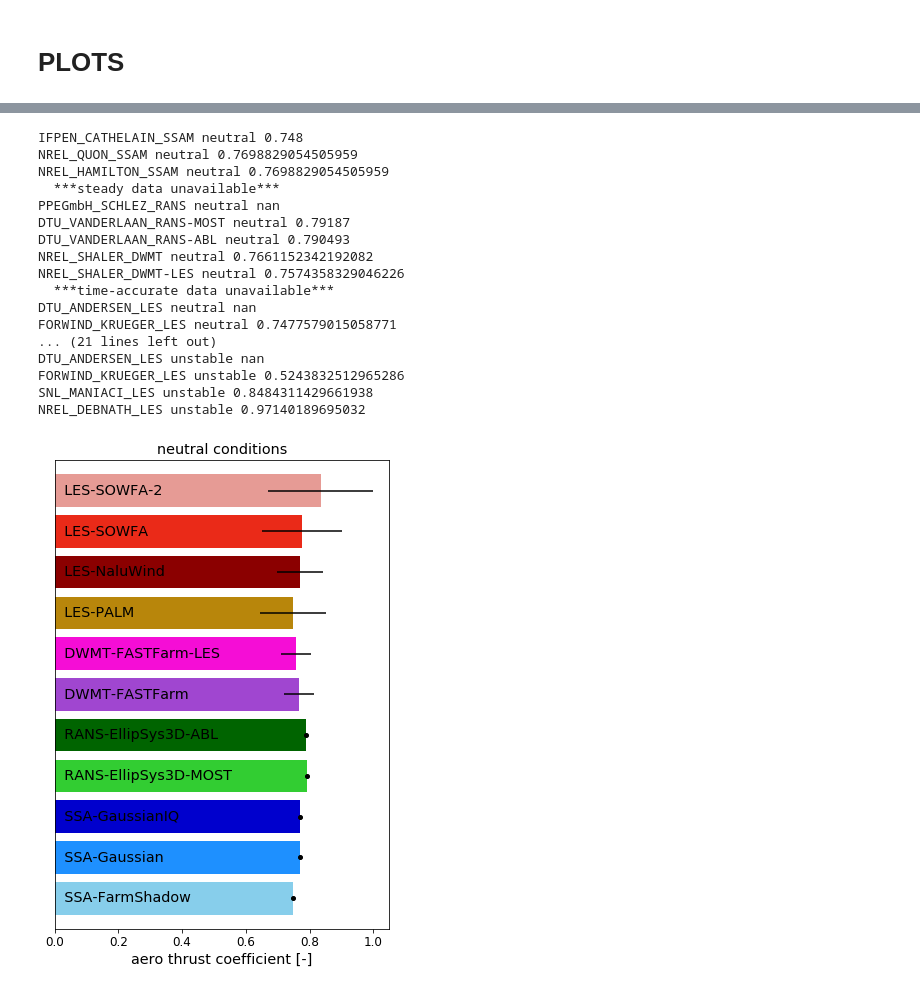
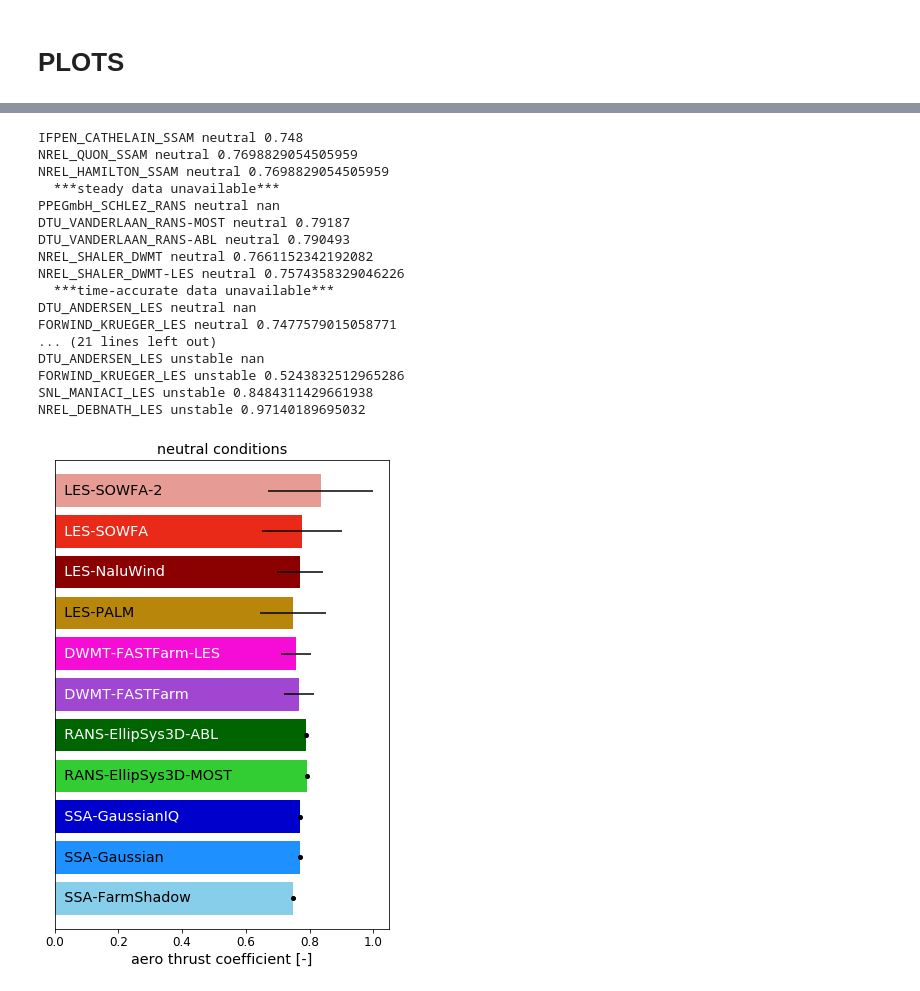
Before and after one commit to NREL/wakebench_swift, a Jupyter notebook: code/turbine_processing/2-compare_turbine_models.ipynb, the cells around one changed output, grey strips where cells are left out. Cells and saved outputs as stored; diff of their text form; code cells hidden in the pictures.

```diff
--- a/code/turbine_processing/2-compare_turbine_models.ipynb
+++ b/code/turbine_processing/2-compare_turbine_models.ipynb
@@ -43,6 +43,20 @@ colors = {
     'NREL_HAMILTON_SSAM':'mediumblue',
     'NREL_QUON_SSAM':'dodgerblue',
 }
+# %%
+from matplotlib.colors import to_rgba
+def to_bw(rgba):
+    """Convert color values from RGBA to black/white"""
+    return np.dot(rgba[:3],[0.21,0.72,0.07]) # luminosity method
+    #return np.mean(rgba[:3]) # average method
+    #return (np.min(rgba[:3]) + np.max(rgba[:3]))/2
+
+# use inverted b/w color for font
+# - round to black or white for maximum contrast
+fontcolors = {
+    #key: str(1.0 - to_bw(to_rgba(val))) for key,val in colors.items()
+    key: str(round(1.0 - to_bw(to_rgba(val)))) for key,val in colors.items()
+}
 # %%
 # ids_in_order = None
 ids_in_order = [
@@ -324,7 +338,7 @@ for case in cases:
                 mean = np.mean([df[output].mean() for df in data])  # mean of means
                 err = np.mean([df[output].std() for df in data])  # mean of stdevs
                 ax.barh(irow, mean, xerr=err, color=colors[name])
-                ax.text(0,irow, indent+final_labels[name], color=color,
+                ax.text(0,irow, indent+final_labels[name], color=fontcolors[name],
                         verticalalignment='center', fontsize=labelsize, fontweight=weight)
             else:
                 # list of steady-state results
@@ -332,7 +346,7 @@ for case in cases:
                 mean = np.mean(data)
                 ax.barh(irow, mean, color=colors[name])
                 ax.plot(data, len(data)*[irow], 'ko', markersize=4)
-                ax.text(0,irow, indent+final_labels[name], color=color,
+                ax.text(0,irow, indent+final_labels[name], color=fontcolors[name],
                         verticalalignment='center', fontsize=labelsize, fontweight=weight)
             irow += 1
             print(name,case,mean)
@@ -398,7 +412,7 @@ for case in cases:
                 err = np.mean([df[output].std()/norm for df in data])  # mean of stdevs
                 if np.isfinite(mean):
                     ax.barh(irow, mean, xerr=err, color=colors[name])
-                    ax.text(0,irow, indent+final_labels[name], color=color,
+                    ax.text(0,irow, indent+final_labels[name], color=fontcolors[name],
                             verticalalignment='center', fontsize=labelsize, fontweight=weight)
                     irow += 1
                 else:
@@ -410,7 +424,7 @@ for case in cases:
                 if np.isfinite(mean):
                     ax.barh(irow, mean, color=colors[name])
                     ax.plot(data, len(data)*[irow], 'ko', markersize=4)
-                    ax.text(0,irow, indent+final_labels[name], color=color,
+                    ax.text(0,irow, indent+final_labels[name], color=fontcolors[name],
                             verticalalignment='center', fontsize=labelsize, fontweight=weight)
                     irow += 1
                 else:
@@ -476,7 +490,7 @@ for case in cases:
                 err = np.mean([df[output].std() for df in data])  # mean of stdevs
                 if np.isfinite(mean):
                     ax.barh(irow, mean, xerr=err, color=colors[name])
-                    ax.text(0,irow, indent+final_labels[name], color=color,
+                    ax.text(0,irow, indent+final_labels[name], color=fontcolors[name],
                             verticalalignment='center', fontsize=labelsize, fontweight=weight)
                     irow += 1
                 else:
@@ -488,7 +502,7 @@ for case in cases:
                 if np.isfinite(mean):
                     ax.barh(irow, mean, color=colors[name])
                     ax.plot(data, len(data)*[irow], 'ko', markersize=4)
-                    ax.text(0,irow, indent+final_labels[name], color=color,
+                    ax.text(0,irow, indent+final_labels[name], color=fontcolors[name],
                             verticalalignment='center', fontsize=labelsize, fontweight=weight)
                     irow += 1
                 else:
@@ -501,31 +515,31 @@ for case in cases:
     ax.tick_params(axis='y',width=0,labelleft=False)
     ax.tick_params(labelsize='large')
     ax.set_ylim((-0.75,irow-0.25))
     #ax.set_xlabel(output.replace('_',' '), fontsize='x-large')
     ax.set_xlabel(output.replace('_',' ').replace('[N]','[kN]'), fontsize='x-large')
     ax.set_title(case+' conditions', fontsize='x-large')
 
     # adjust figure height to get bars to the same height
     fig.set_figheight((irow+0.5)*barheight)
 
     # save figure
     fig.savefig('compare_{:s}_{:s}.png'.format(output,case), bbox_inches='tight', dpi=outputdpi)
 # %% [output]
 IFPEN_CATHELAIN_SSAM neutral 0.748
 NREL_QUON_SSAM neutral 0.7698829054505959
 NREL_HAMILTON_SSAM neutral 0.7698829054505959
   ***steady data unavailable***
 PPEGmbH_SCHLEZ_RANS neutral nan
 DTU_VANDERLAAN_RANS-MOST neutral 0.79187
 DTU_VANDERLAAN_RANS-ABL neutral 0.790493
 NREL_SHALER_DWMT neutral 0.7661152342192082
 NREL_SHALER_DWMT-LES neutral 0.7574358329046226
   ***time-accurate data unavailable***
 DTU_ANDERSEN_LES neutral nan
 FORWIND_KRUEGER_LES neutral 0.7477579015058771
 ... (21 lines left out)
 DTU_ANDERSEN_LES unstable nan
 FORWIND_KRUEGER_LES unstable 0.5243832512965286
 SNL_MANIACI_LES unstable 0.8484311429661938
 NREL_DEBNATH_LES unstable 0.97140189695032
-[figure, old version]
+[figure, new version]
```
Also changed, not shown: parts of 6 cells of this notebook.
